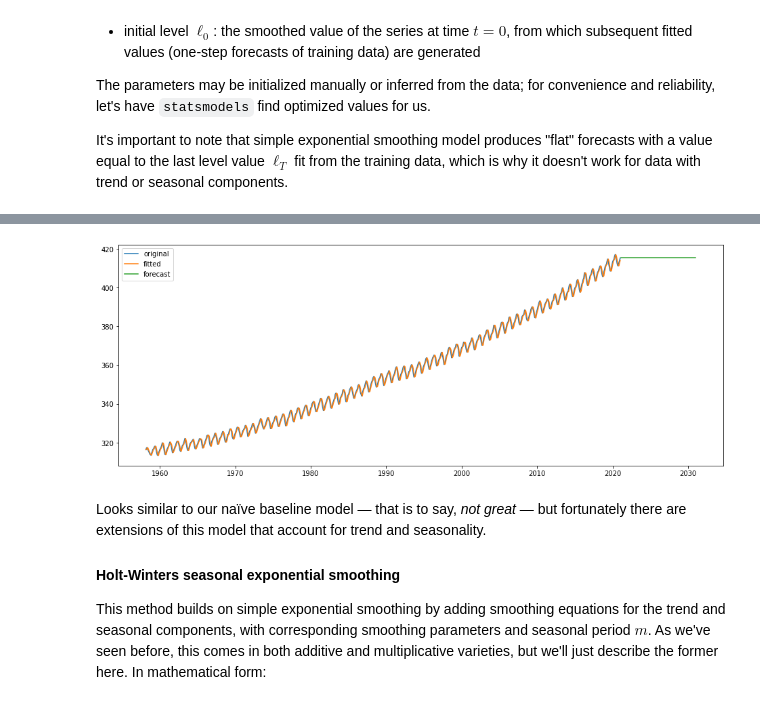
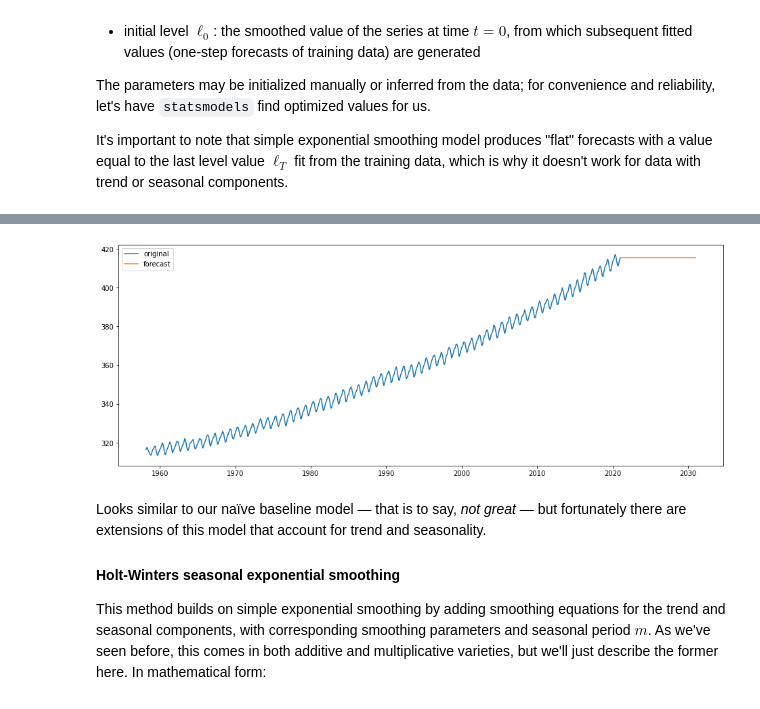
Before and after one commit to bdewilde/data-dives, a Jupyter notebook: notebooks/tutorial.ipynb, the cells around one changed output, grey strips where cells are left out. Saved outputs shown, nothing was run; the diff lists cells and outputs as text; code cells hidden in the pictures.

```diff
--- a/notebooks/tutorial.ipynb
+++ b/notebooks/tutorial.ipynb
@@ -416,11 +407,11 @@ forecast = result.forecast(steps=120)
 # %%
 fig, ax = plt.subplots(figsize=(16, 6))
 ax.plot(data["CO2"].index, data["CO2"].astype(float), label="original")
-ax.plot(data["CO2"].index, result.fittedvalues, label="fitted")
+# ax.plot(data["CO2"].index, result.fittedvalues, label="fitted")
 ax.plot(forecast.index, forecast.values, label="forecast")
 leg = ax.legend()
 # %% [output]
-[figure, old version]
+[figure, new version]
 # %% [markdown]
 Looks similar to our naïve baseline model — that is to say, _not great_ — but fortunately there are extensions of this model that account for trend and seasonality.
 
```
Also changed, not shown: parts of 49 cells of this notebook.
